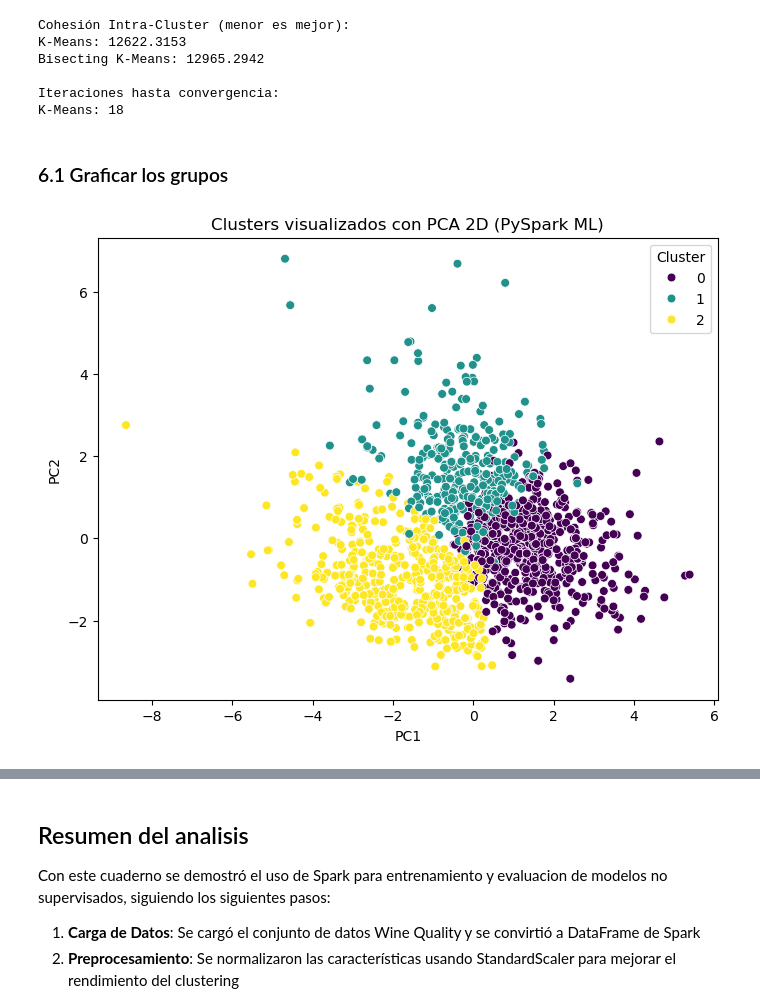
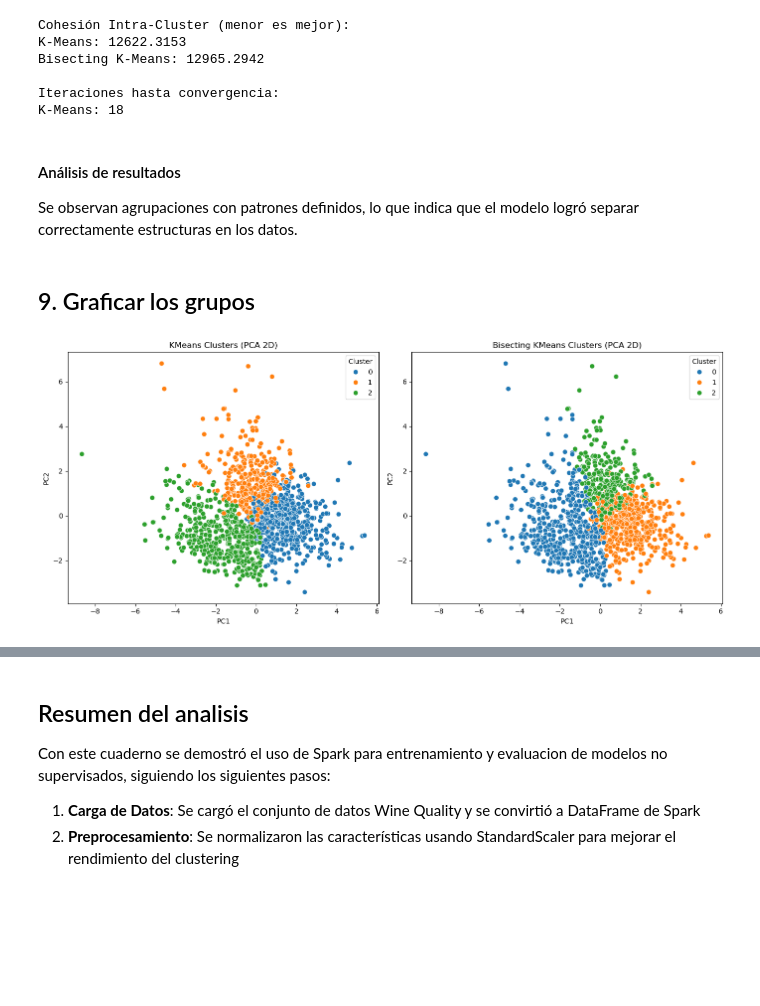
Before and after one commit to ogaston/hpc-spark-hadoop, a Jupyter notebook: spark-mlib/ML_NoSupervisado_Omar.ipynb, the cells around one changed output, grey strips where cells are left out. Drawn from its saved outputs; the diff is of its cells as text; code cells hidden in the pictures; blank space fills up the shorter version.

```diff
--- a/spark-mlib/ML_NoSupervisado_Omar.ipynb
+++ b/spark-mlib/ML_NoSupervisado_Omar.ipynb
@@ -676,47 +836,54 @@ Bisecting K-Means: 12965.2942
 
 Iteraciones hasta convergencia:
 K-Means: 18
+# %% [markdown]
+#### Análisis de resultados
+Se observan agrupaciones con patrones definidos, lo que indica que el modelo logró separar correctamente estructuras en los datos.
 # %% [markdown]
-### 6.1 Graficar los grupos
+## 9. Graficar los grupos
 # %%
 %matplotlib inline
 import matplotlib.pyplot as plt
 import pandas as pd
 import seaborn as sns
-
 from pyspark.ml.feature import PCA
 
 # 1. Aplicar PCA (2 componentes) sobre las features
 pca = PCA(k=2, inputCol="features", outputCol="pcaFeatures")
 
 # Ajustamos PCA usando el DataFrame con clusters
 pca_model = pca.fit(kmeans_predictions)
+pca_model_b = pca.fit(bisecting_predictions)
 
 # Transformamos para obtener las coordenadas en 2D
 df_pca = pca_model.transform(kmeans_predictions)
+df_pca_b = pca_model_b.transform(bisecting_predictions)
 
 # 2. Pasar a Pandas para graficar
 pdf = df_pca.select("pcaFeatures", "cluster").toPandas()
+pdf_b = df_pca_b.select("pcaFeatures", "cluster").toPandas()
 
 # Extraer PC1 y PC2 desde el vector pcaFeatures
 pdf["PC1"] = pdf["pcaFeatures"].apply(lambda v: float(v[0]))
 pdf["PC2"] = pdf["pcaFeatures"].apply(lambda v: float(v[1]))
 
+pdf_b["PC1"] = pdf["pcaFeatures"].apply(lambda v: float(v[0]))
+pdf_b["PC2"] = pdf["pcaFeatures"].apply(lambda v: float(v[1]))
+
 # 3. Dibujar scatter 2D coloreado por cluster
-plt.figure(figsize=(8, 6))
-sns.scatterplot(
-    data=pdf,
-    x="PC1",
-    y="PC2",
-    hue="cluster",
-    palette="viridis",
-    s=40
-)
+fig, (ax1, ax2) = plt.subplots(1, 2, figsize=(14, 6))
 
-plt.title("Clusters visualizados con PCA 2D (PySpark ML)")
-plt.xlabel("PC1")
-plt.ylabel("PC2")
-plt.legend(title="Cluster")
+sns.scatterplot(data=pdf, x='PC1', y='PC2', hue='cluster',
+                palette='tab10', s=50, ax=ax1)
+ax1.set_title('KMeans Clusters (PCA 2D)')
+ax1.legend(title='Cluster')
+
+sns.scatterplot(data=pdf_b, x='PC1', y='PC2', hue='cluster',
+                palette='tab10', s=50, ax=ax2)
+ax2.set_title('Bisecting KMeans Clusters (PCA 2D)')
+ax2.legend(title='Cluster')
+
+plt.tight_layout()
 plt.show()
 # %% [output]
-[figure, old version]
+[figure, new version]
```
Also changed, not shown: parts of 41 cells of this notebook, 2 other files.
